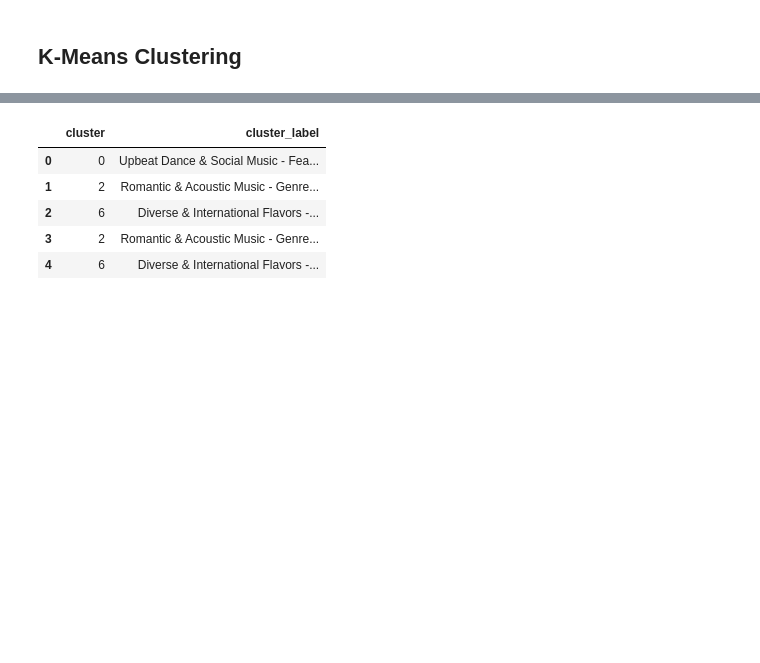
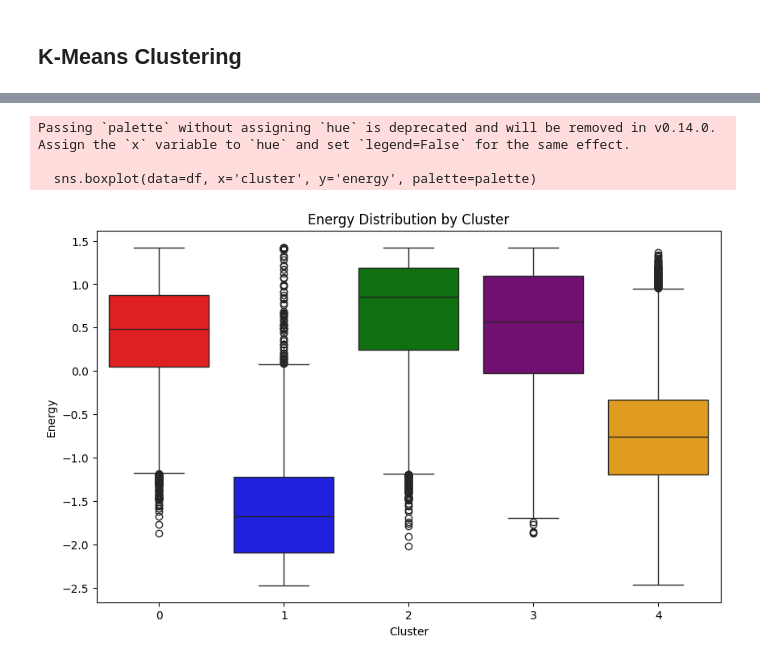
Before and after one commit to Ayafahim/computational_tools_project, a Jupyter notebook: clustering.ipynb, the cells around one changed output, grey strips where cells are left out. Cells and saved outputs as stored; diff of their text form; code cells hidden in the pictures; blank space fills up the shorter version.

```diff
--- a/clustering.ipynb
+++ b/clustering.ipynb
@@ -235,24 +255,30 @@ Name: 6, dtype: int64
-# %%
-# Labelize the clusters with detailed descriptions
-cluster_labels = {
-    0: 'Upbeat Dance & Social Music - Featuring disco, party, kids, dancehall, and afrobeat genres for lively gatherings.',
-    1: 'Calm & Relaxing Instrumentals - New-age, ambient, and classical genres for meditation, study, and relaxation.',
-    2: 'Romantic & Acoustic Music - Genres like romance, opera, show-tunes, and tango for a theatrical and emotional feel.',
-    3: 'High-energy Electronic & Intense Music - Minimal-techno, grindcore, and drum-and-bass for fast-paced settings.',
-    4: 'Heavy Metal & Aggressive Rock - Intense genres like heavy-metal, metalcore, and grunge for a gritty sound.',
-    5: 'Cheerful & Nostalgic Tunes - Comedy, salsa, and rock-n-roll genres for family-friendly and light-hearted settings.',
-    6: 'Diverse & International Flavors - Turkish, mandopop, emo, and world-music genres for eclectic tastes.'
-}
-
-# Create a new column in the dataframe for these labels
-df['cluster_label'] = df['cluster'].map(cluster_labels)
-
-# Check the first few rows to ensure the labels are added
-df[['cluster', 'cluster_label']].head()
-# %% [output]
-|  | cluster | cluster_label |
-| 0 | 0 | Upbeat Dance & Social Music - Fea... |
-| 1 | 2 | Romantic & Acoustic Music - Genre... |
-| 2 | 6 | Diverse & International Flavors -... |
-| 3 | 2 | Romantic & Acoustic Music - Genre... |
-| 4 | 6 | Diverse & International Flavors -... |
+# %%
+import seaborn as sns
+import matplotlib.pyplot as plt
+
+# Define a color palette for the clusters
+cluster_colors = {
+    0: 'red',
+    1: 'blue',
+    2: 'green',
+    3: 'purple',
+    4: 'orange',
+    5: 'yellow',
+    6: 'brown'
+}
+
+# Map the palette to the clusters
+palette = [cluster_colors[cluster] for cluster in sorted(df['cluster'].unique())]
+
+# Box plot of energy by cluster
+plt.figure(figsize=(10, 6))
+sns.boxplot(data=df, x='cluster', y='energy', palette=palette)
+plt.title('Energy Distribution by Cluster')
+plt.xlabel('Cluster')
+plt.ylabel('Energy')
+plt.show()
+# %% [output]
+Passing `palette` without assigning `hue` is deprecated and will be removed in v0.14.0. Assign the `x` variable to `hue` and set `legend=False` for the same effect.
+
+  sns.boxplot(data=df, x='cluster', y='energy', palette=palette)
+[figure, added]
```
Also changed, not shown: parts of 26 cells of this notebook, 10 other files.
